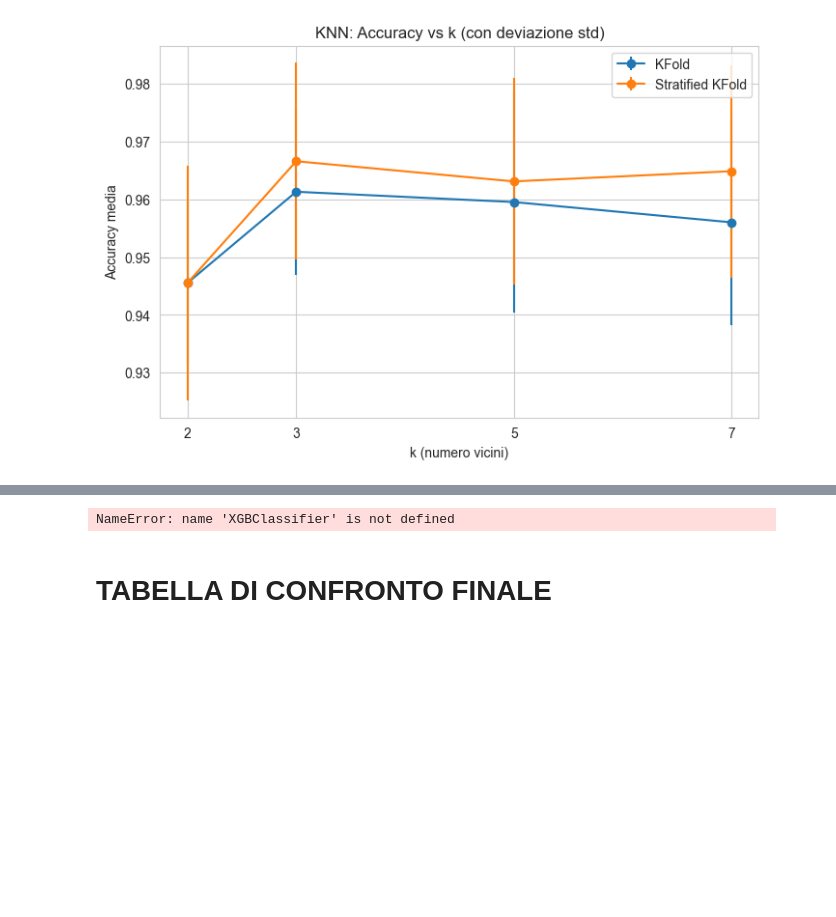
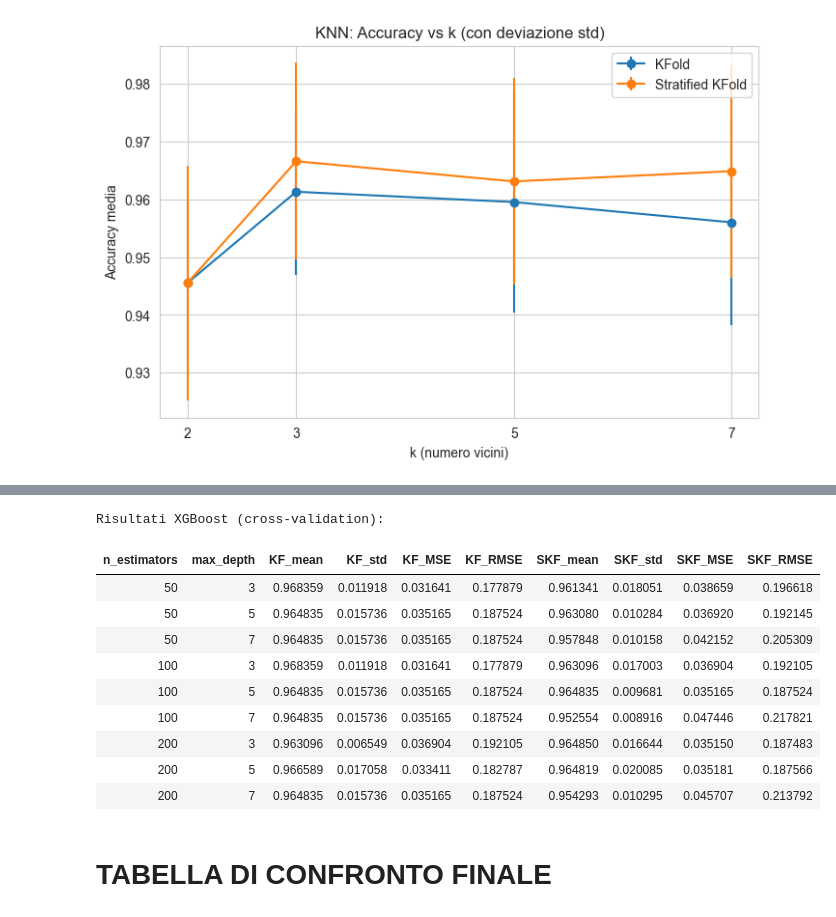
Before and after one commit to ashuraWho/Anzellotti_DepositoCorso, a Jupyter notebook: CORSO PYTHON/17. Gio 04-12 2025/Breast Cancer/analisi.ipynb, the cells around one changed output, grey strips where cells are left out. Saved outputs shown, nothing was run; the diff lists cells and outputs as text; code cells hidden in the pictures; blank space fills up the shorter version.

```diff
--- a/CORSO PYTHON/17. Gio 04-12 2025/Breast Cancer/analisi.ipynb
+++ b/CORSO PYTHON/17. Gio 04-12 2025/Breast Cancer/analisi.ipynb
@@ -197,41 +203,50 @@ plt.show()
 # %%
-# Lista di combinazioni di iperparametri da testare
+# Lista di combinazioni di iperparametri da testare: genera automaticamente tutte le combinazioni
 xgb_params = [
-    {"n_estimators": 50, "max_depth": 3},
-    {"n_estimators": 100, "max_depth": 3},
-    {"n_estimators": 100, "max_depth": 5},
+    {"n_estimators": n, "max_depth": d}
+    for n in [50, 100, 200]
+    for d in [3, 5, 7]
 ]
 
 xgb_results = []
 
 for params in xgb_params:
-    xgb = XGBClassifier(use_label_encoder=False, eval_metric='logloss',
-                        n_estimators=params["n_estimators"], max_depth=params["max_depth"], random_state=42)
+    xgb = XGBClassifier(eval_metric='logloss', n_estimators=params["n_estimators"], max_depth=params["max_depth"], random_state=42)
 
     # KFold
     xgb_kf_mean, xgb_kf_std, xgb_kf_mse, xgb_kf_rmse = evaluate_model(xgb, X, y, kf)
 
     # StratifiedKFold
     xgb_skf_mean, xgb_skf_std, xgb_skf_mse, xgb_skf_rmse = evaluate_model(xgb, X, y, skf)
 
     xgb_results.append({
         "n_estimators": params["n_estimators"],
         "max_depth": params["max_depth"],
         "KF_mean": xgb_kf_mean,
         "KF_std": xgb_kf_std,
         "KF_MSE": xgb_kf_mse,
         "KF_RMSE": xgb_kf_rmse,
         "SKF_mean": xgb_skf_mean,
         "SKF_std": xgb_skf_std,
         "SKF_MSE": xgb_skf_mse,
         "SKF_RMSE": xgb_skf_rmse
     })
 
 df_xgb = pd.DataFrame(xgb_results)
 print("\nRisultati XGBoost (cross-validation):")
-display(df_xgb)
+display(df_xgb.style.hide(axis="index"))
 # %% [output]
-NameError: name 'XGBClassifier' is not defined
+Risultati XGBoost (cross-validation):
+| n_estimators | max_depth | KF_mean | KF_std | KF_MSE | KF_RMSE | SKF_mean | SKF_std | SKF_MSE | SKF_RMSE |
+| 50 | 3 | 0.968359 | 0.011918 | 0.031641 | 0.177879 | 0.961341 | 0.018051 | 0.038659 | 0.196618 |
+| 50 | 5 | 0.964835 | 0.015736 | 0.035165 | 0.187524 | 0.963080 | 0.010284 | 0.036920 | 0.192145 |
+| 50 | 7 | 0.964835 | 0.015736 | 0.035165 | 0.187524 | 0.957848 | 0.010158 | 0.042152 | 0.205309 |
+| 100 | 3 | 0.968359 | 0.011918 | 0.031641 | 0.177879 | 0.963096 | 0.017003 | 0.036904 | 0.192105 |
+| 100 | 5 | 0.964835 | 0.015736 | 0.035165 | 0.187524 | 0.964835 | 0.009681 | 0.035165 | 0.187524 |
+| 100 | 7 | 0.964835 | 0.015736 | 0.035165 | 0.187524 | 0.952554 | 0.008916 | 0.047446 | 0.217821 |
+| 200 | 3 | 0.963096 | 0.006549 | 0.036904 | 0.192105 | 0.964850 | 0.016644 | 0.035150 | 0.187483 |
+| 200 | 5 | 0.966589 | 0.017058 | 0.033411 | 0.182787 | 0.964819 | 0.020085 | 0.035181 | 0.187566 |
+| 200 | 7 | 0.964835 | 0.015736 | 0.035165 | 0.187524 | 0.954293 | 0.010295 | 0.045707 | 0.213792 |
 # %% [markdown]
 # TABELLA DI CONFRONTO FINALE
 # %% [markdown]
```
Also changed, not shown: parts of 9 cells of this notebook, 4 other files.
